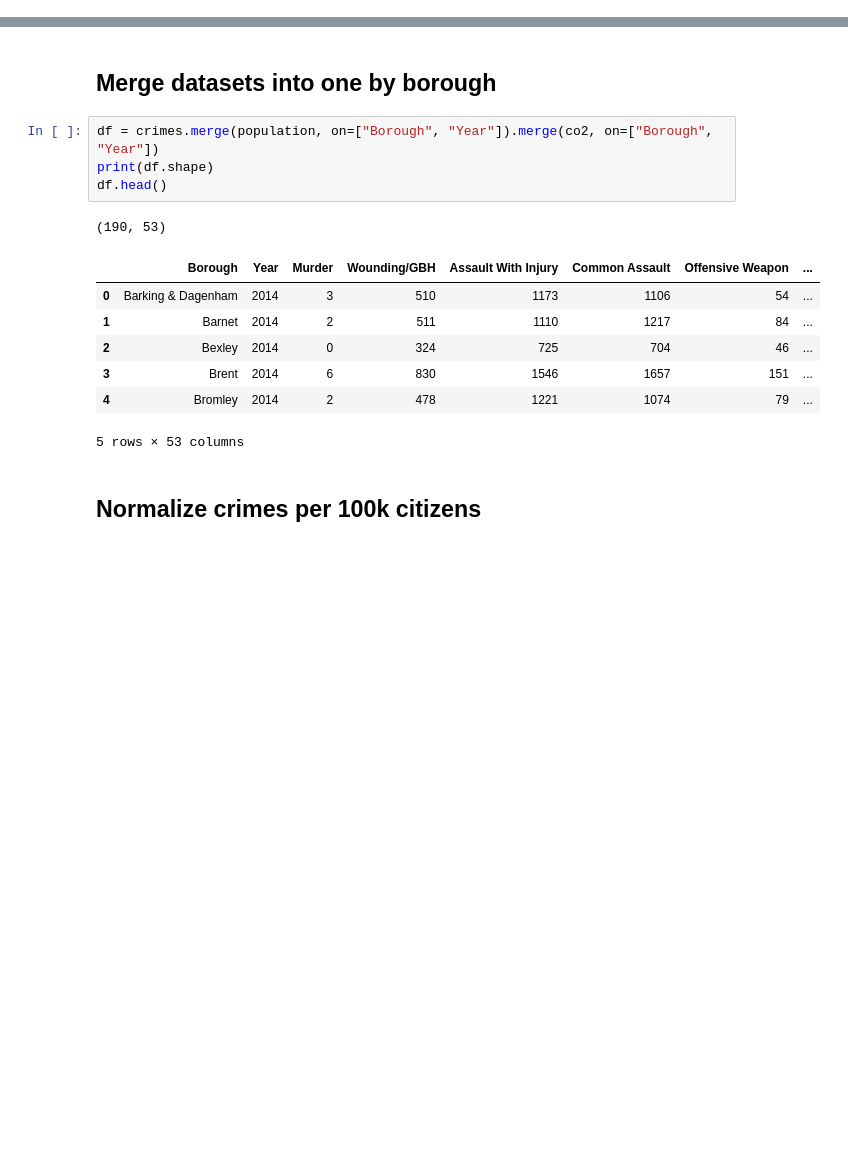
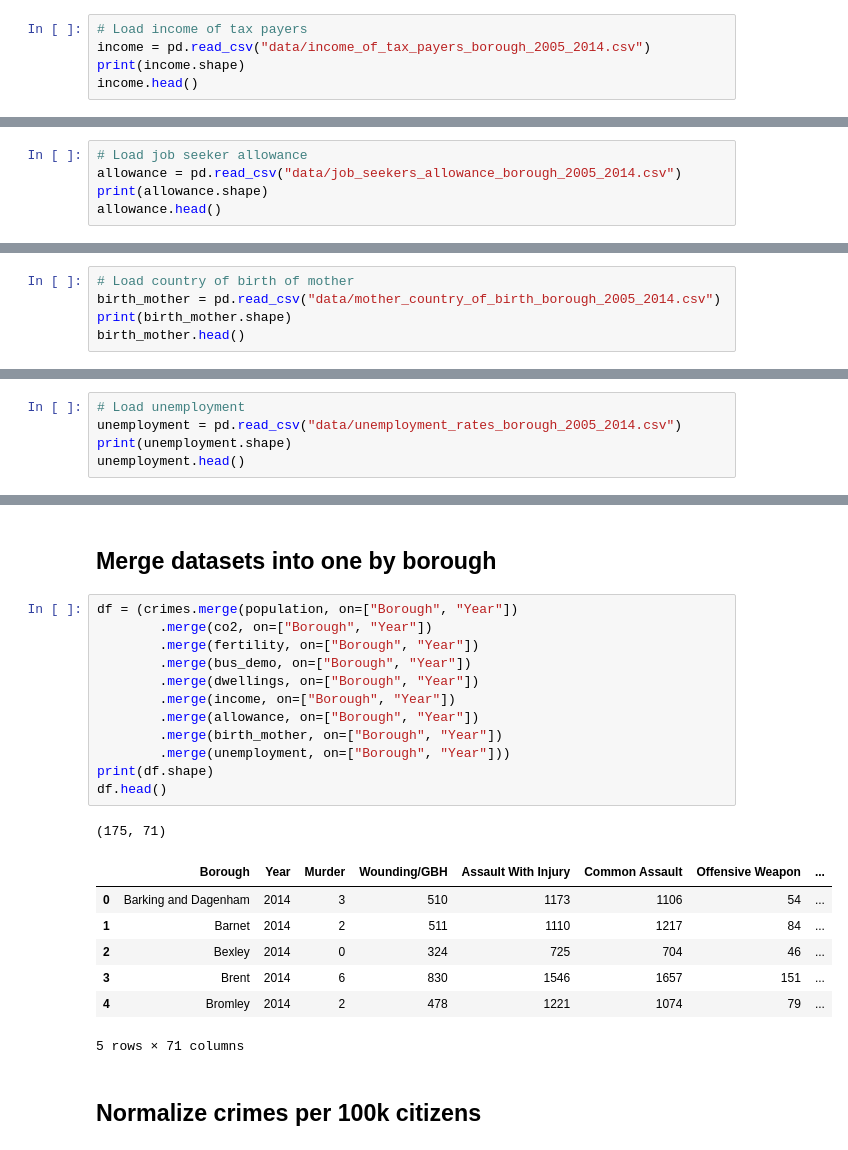
Before and after one commit to AdrianRamirezRio/crimeAnalysis, a Jupyter notebook: DataUnderstunding.ipynb, the cells around one changed output, grey strips where cells are left out. Cells and saved outputs as stored; diff of their text form; blank space fills up the shorter version.

```diff
--- a/DataUnderstunding.ipynb
+++ b/DataUnderstunding.ipynb
@@ -47,0 +87,5 @@ co2.head()
+# %%
+# Load income of tax payers
+income = pd.read_csv("data/income_of_tax_payers_borough_2005_2014.csv")
+print(income.shape)
+income.head()
@@ -47,0 +100,5 @@ co2.head()
+# %%
+# Load job seeker allowance
+allowance = pd.read_csv("data/job_seekers_allowance_borough_2005_2014.csv")
+print(allowance.shape)
+allowance.head()
@@ -47,0 +113,5 @@ co2.head()
+# %%
+# Load country of birth of mother
+birth_mother = pd.read_csv("data/mother_country_of_birth_borough_2005_2014.csv")
+print(birth_mother.shape)
+birth_mother.head()
@@ -47,0 +126,5 @@ co2.head()
+# %%
+# Load unemployment
+unemployment = pd.read_csv("data/unemployment_rates_borough_2005_2014.csv")
+print(unemployment.shape)
+unemployment.head()
@@ -48,18 +139,26 @@ co2.head()
 # %% [markdown]
 ## Merge datasets into one by borough
 # %%
-df = crimes.merge(population, on=["Borough", "Year"]).merge(co2, on=["Borough", "Year"])
+df = (crimes.merge(population, on=["Borough", "Year"])
+        .merge(co2, on=["Borough", "Year"])
+        .merge(fertility, on=["Borough", "Year"])
+        .merge(bus_demo, on=["Borough", "Year"])
+        .merge(dwellings, on=["Borough", "Year"])
+        .merge(income, on=["Borough", "Year"])
+        .merge(allowance, on=["Borough", "Year"])
+        .merge(birth_mother, on=["Borough", "Year"])
+        .merge(unemployment, on=["Borough", "Year"]))
 print(df.shape)
 df.head()
 # %% [output]
-(190, 53)
+(175, 71)
 |  | Borough | Year | Murder | Wounding/GBH | Assault With Injury | Common Assault | Offensive Weapon | ... |
-| 0 | Barking & Dagenham | 2014 | 3 | 510 | 1173 | 1106 | 54 | ... |
+| 0 | Barking and Dagenham | 2014 | 3 | 510 | 1173 | 1106 | 54 | ... |
 | 1 | Barnet | 2014 | 2 | 511 | 1110 | 1217 | 84 | ... |
 | 2 | Bexley | 2014 | 0 | 324 | 725 | 704 | 46 | ... |
 | 3 | Brent | 2014 | 6 | 830 | 1546 | 1657 | 151 | ... |
 | 4 | Bromley | 2014 | 2 | 478 | 1221 | 1074 | 79 | ... |
-5 rows × 53 columns
+5 rows × 71 columns
 # %% [markdown]
 ## Normalize crimes per 100k citizens
 # %%
```
Also changed, not shown: parts of 20 cells of this notebook.
